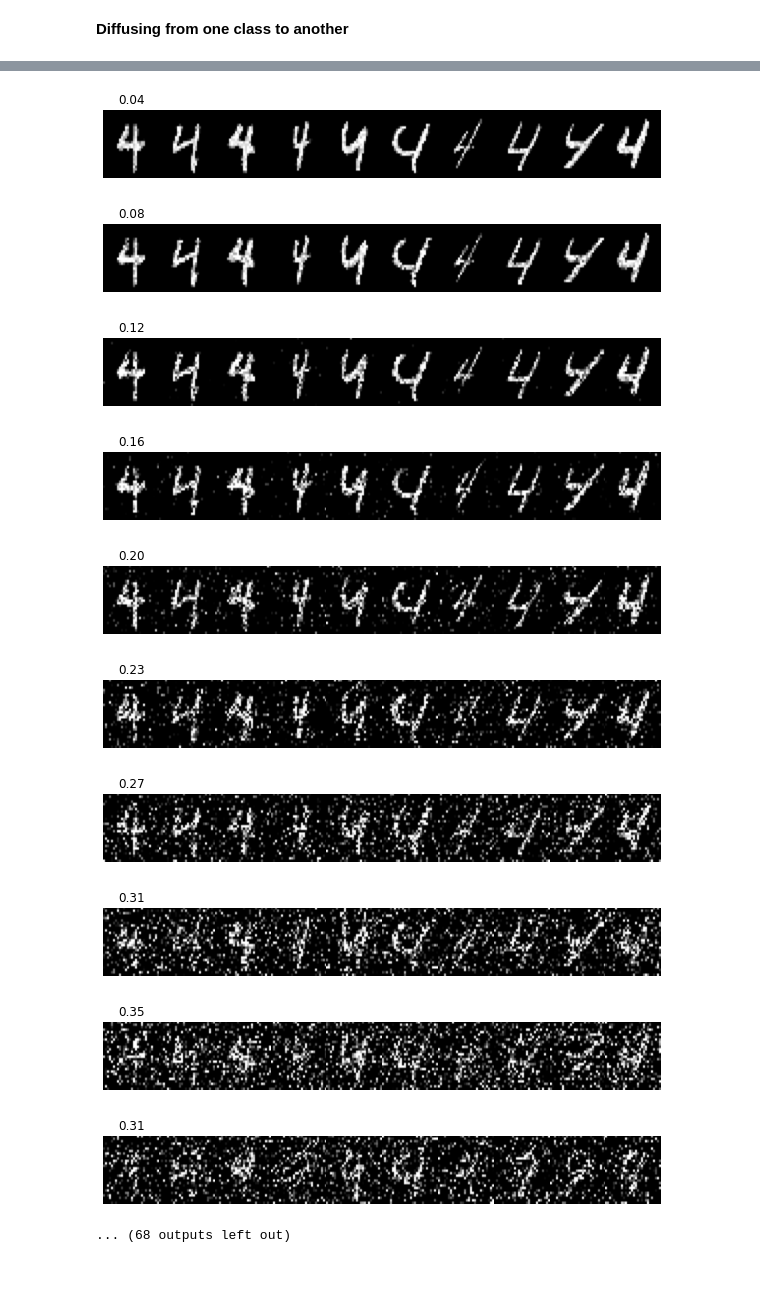
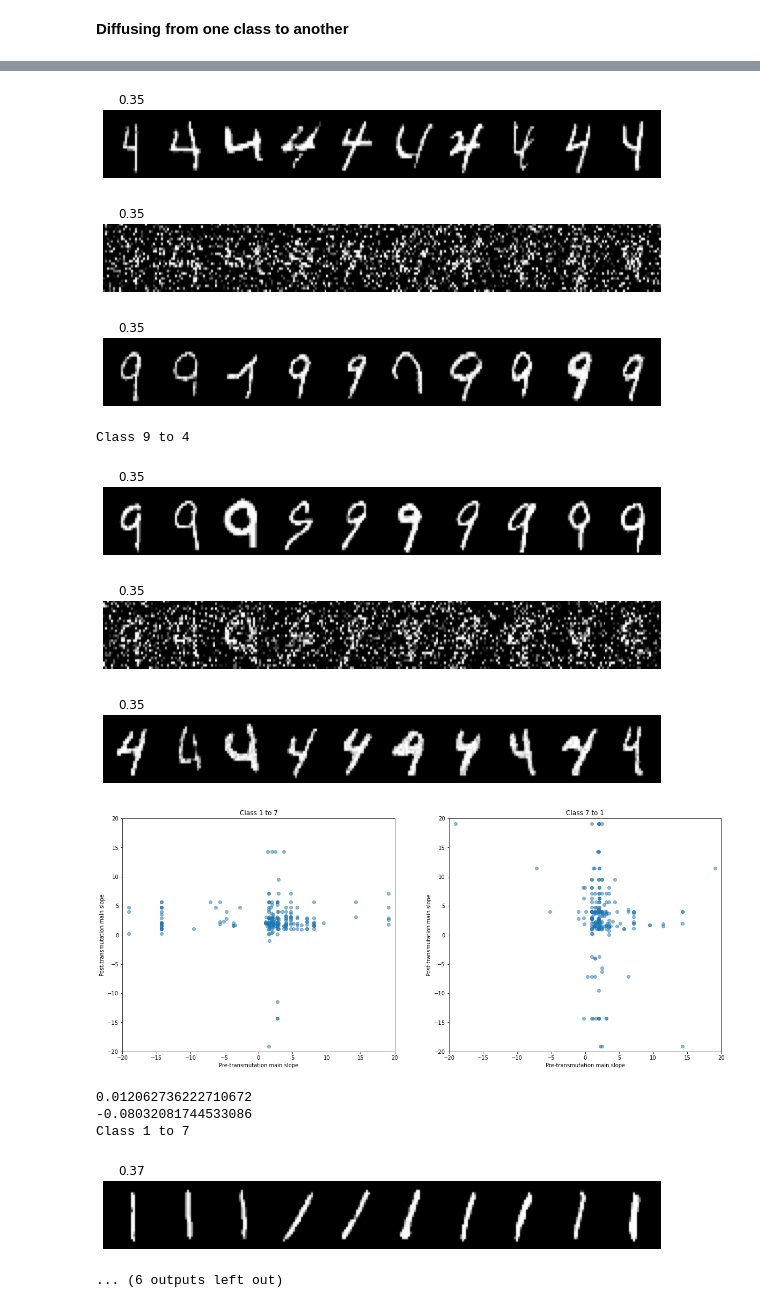
Before and after one commit to Genentech/branched-diffusion, a Jupyter notebook: notebooks/continuous_branched_mnist_hybrid_transmutation.ipynb, the cells around one changed output, grey strips where cells are left out. Drawn from its saved outputs; the diff is of its cells as text; code cells hidden in the pictures; blank space fills up the shorter version.

```diff
--- a/notebooks/continuous_branched_mnist_hybrid_transmutation.ipynb
+++ b/notebooks/continuous_branched_mnist_hybrid_transmutation.ipynb
@@ -173,20 +181,20 @@ def get_highest_slope(image, plot=False):
 for class_1, class_2, branch_time in branch_point_examples:
     orig_1 = torch.stack([
         torch.tensor(dataset[i][0], device=DEVICE) for i in
-        np.random.choice(np.where(dataset.targets == class_1)[0], size=32, replace=False)
+        np.random.choice(np.where(dataset.targets == class_1)[0], size=256, replace=False)
     ])
     orig_2 = torch.stack([
         torch.tensor(dataset[i][0], device=DEVICE) for i in
-        np.random.choice(np.where(dataset.targets == class_2)[0], size=32, replace=False)
+        np.random.choice(np.where(dataset.targets == class_2)[0], size=256, replace=False)
     ])
 
-    slopes_1 = np.array([get_highest_slope(obj[0]) for obj in orig_1.cpu().numpy()])
-    slopes_2 = np.array([get_highest_slope(obj[0]) for obj in orig_2.cpu().numpy()])
-    sample_inds_1 = np.argsort(slopes_1)[np.arange(0, len(slopes_1), len(slopes_1) // 10)]
-    sample_inds_2 = np.argsort(slopes_2)[np.arange(0, len(slopes_2), len(slopes_2) // 10)]
-    orig_1 = orig_1[sample_inds_1]
-    orig_2 = orig_2[sample_inds_2]
+    # Order by main slope
+    slopes_orig_1 = np.array([get_main_slope(obj[0]) for obj in orig_1.cpu().numpy()])
+    slopes_orig_2 = np.array([get_main_slope(obj[0]) for obj in orig_2.cpu().numpy()])
+    orig_1 = orig_1[np.argsort(slopes_orig_1)]
+    orig_2 = orig_2[np.argsort(slopes_orig_2)]
 
+    # Perform forward diffusion
     time_steps = 10
     all_t = np.linspace(0, branch_time, time_steps)
     forward_1_to_2 = np.empty((len(all_t),) + orig_1.shape)
@@ -201,6 +209,7 @@ for class_1, class_2, branch_time in branch_point_examples:
             orig_2, torch.ones(len(orig_2)).to(DEVICE) * t
         )[0].cpu().numpy()
 
+    # Perform backward diffusion
     all_t_flip = np.flip(all_t)
     last_1_to_2 = torch.tensor(forward_1_to_2[-1]).to(DEVICE).float()
     last_2_to_1 = torch.tensor(forward_2_to_1[-1]).to(DEVICE).float()
@@ -221,15 +230,33 @@ for class_1, class_2, branch_time in branch_point_examples:
         )
         backward_2_to_1[t_i] = last_2_to_1.cpu().numpy()
 
+    # Also compute slopes of result
+    slopes_result_1 = np.array([get_main_slope(obj[0]) for obj in backward_1_to_2[-1]])
+    slopes_result_2 = np.array([get_main_slope(obj[0]) for obj in backward_2_to_1[-1]])
+
+    fig, ax = plt.subplots(ncols=2, figsize=(20, 8))
+    ax[0].scatter(slopes_orig_1, slopes_result_1, alpha=0.5)
+    ax[0].set_title("Class %d to %d" % (class_1, class_2))
+    ax[1].scatter(slopes_orig_2, slopes_result_2, alpha=0.5)
+    ax[1].set_title("Class %d to %d" % (class_2, class_1))
+    for i in range(2):
+        ax[i].set_xlim((-20, 20))
+        ax[i].set_ylim((-20, 20))
+        ax[i].set_xlabel("Pre-transmutation main slope")
+        ax[i].set_ylabel("Post-transmutation main slope")
+    plt.show()
+    print(scipy.stats.spearmanr(slopes_orig_1, slopes_result_1)[0])
+    print(scipy.stats.spearmanr(slopes_orig_2, slopes_result_2)[0])
+
     print("Class %d to %d" % (class_1, class_2))
-    for t_i, t in enumerate(all_t):
-        plot_mnist_digits(forward_1_to_2[t_i], title=("%.2f" % t))
-    for t_i, t in enumerate(all_t_flip[1:]):
-        plot_mnist_digits(backward_1_to_2[t_i], title=("%.2f" % t))
+    plot_inds = np.arange(0, len(orig_1), len(orig_1) // 10)
+    plot_mnist_digits(forward_1_to_2[0][plot_inds], title=("%.2f" % t))
+    plot_mnist_digits(forward_1_to_2[-1][plot_inds], title=("%.2f" % t))
+    plot_mnist_digits(backward_1_to_2[-1][plot_inds], title=("%.2f" % t))
 
     print("Class %d to %d" % (class_2, class_1))
-    for t_i, t in enumerate(all_t):
-        plot_mnist_digits(forward_2_to_1[t_i], title=("%.2f" % t))
-    for t_i, t in enumerate(all_t_flip[1:]):
-        plot_mnist_digits(backward_2_to_1[t_i], title=("%.2f" % t))
+    plot_inds = np.arange(0, len(orig_2), len(orig_2) // 10)
+    plot_mnist_digits(forward_2_to_1[0][plot_inds], title=("%.2f" % t))
+    plot_mnist_digits(forward_2_to_1[-1][plot_inds], title=("%.2f" % t))
+    plot_mnist_digits(backward_2_to_1[-1][plot_inds], title=("%.2f" % t))
 # %% [output]
@@ -238,11 +267,13 @@ Class 4 to 9
-[figure, old version]
+[figure, new version]
-[figure, old version]
+[figure, new version]
-[figure, old version]
+[figure, new version]
+Class 9 to 4
-[figure, old version]
+[figure, new version]
-[figure, old version]
+[figure, new version]
-[figure, old version]
+[figure, new version]
-[figure, old version]
+[figure, new version]
+0.012062736222710672
+-0.08032081744533086
+Class 1 to 7
-[figure, old version]
+[figure, new version]
-[figure, removed]
-[figure, removed]
-... (68 outputs left out)
+... (6 outputs left out)
```
Also changed, not shown: parts of 2 cells of this notebook, 1 other file.
